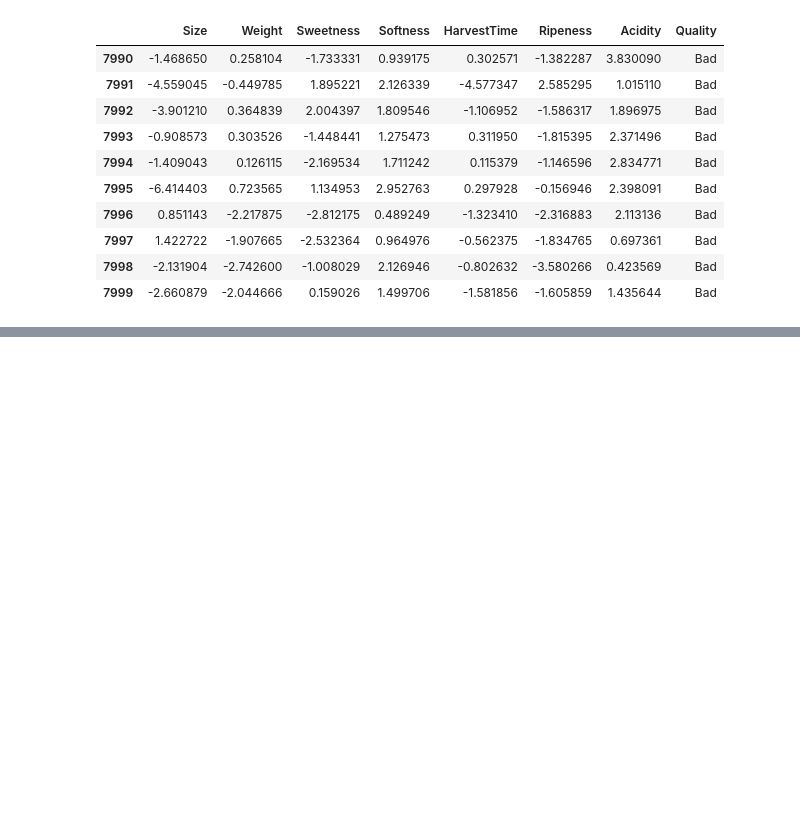
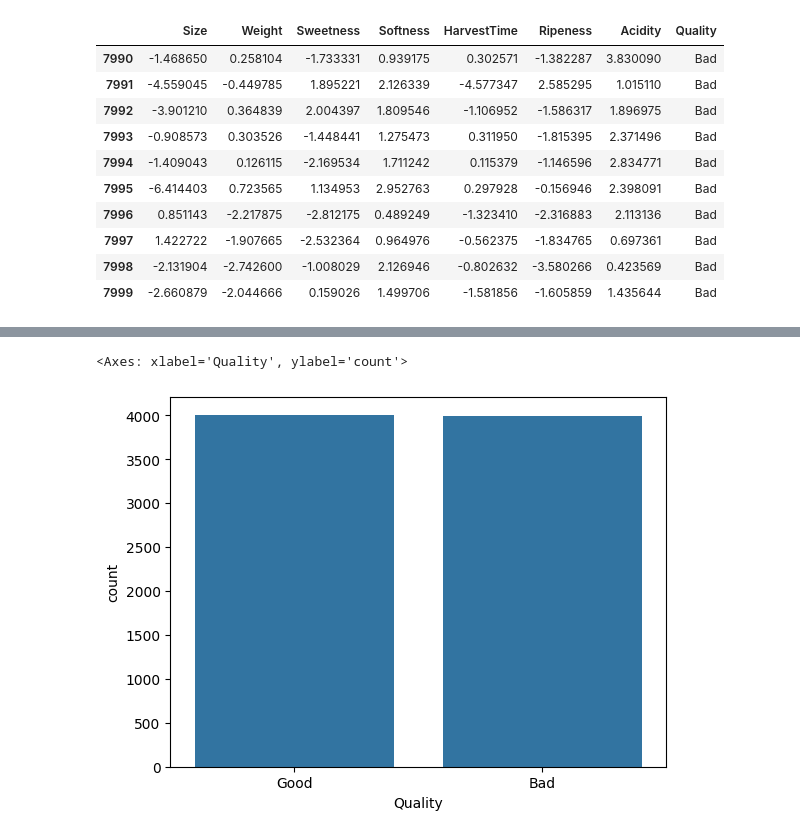
Before and after one commit to KaushalKishorMishra/AI-ML-Training, a Jupyter notebook: Class 3.ipynb, the cells around one changed output, grey strips where cells are left out. Cells and saved outputs as stored; diff of their text form; code cells hidden in the pictures; blank space fills up the shorter version.

```diff
--- a/Class 3.ipynb
+++ b/Class 3.ipynb
@@ -68,0 +118,14 @@ plt.show()
+# %%
+final_data[f'Adjusted_{column_name}'] = np.where((data[column_name] < lower_bound) | (data[column_name] > upper_bound), np.nan, data[column_name])
+
+# Calculate the mean of the non-outlier values
+mean = final_data[f'Adjusted_{column_name}'].mean()
+
+# Replace the NaNs in the 'Adjusted' column with the mean
+final_data[f'Adjusted_{column_name}'].fillna(mean)
+data = final_data.drop(columns=column_name, axis = 1)
+# %%
+sns.countplot(x='Quality', data=final_data)
+# %% [output]
+<Axes: xlabel='Quality', ylabel='count'>
+[figure, added]
```
Also changed, not shown: parts of 10 cells of this notebook, 1 other file.
